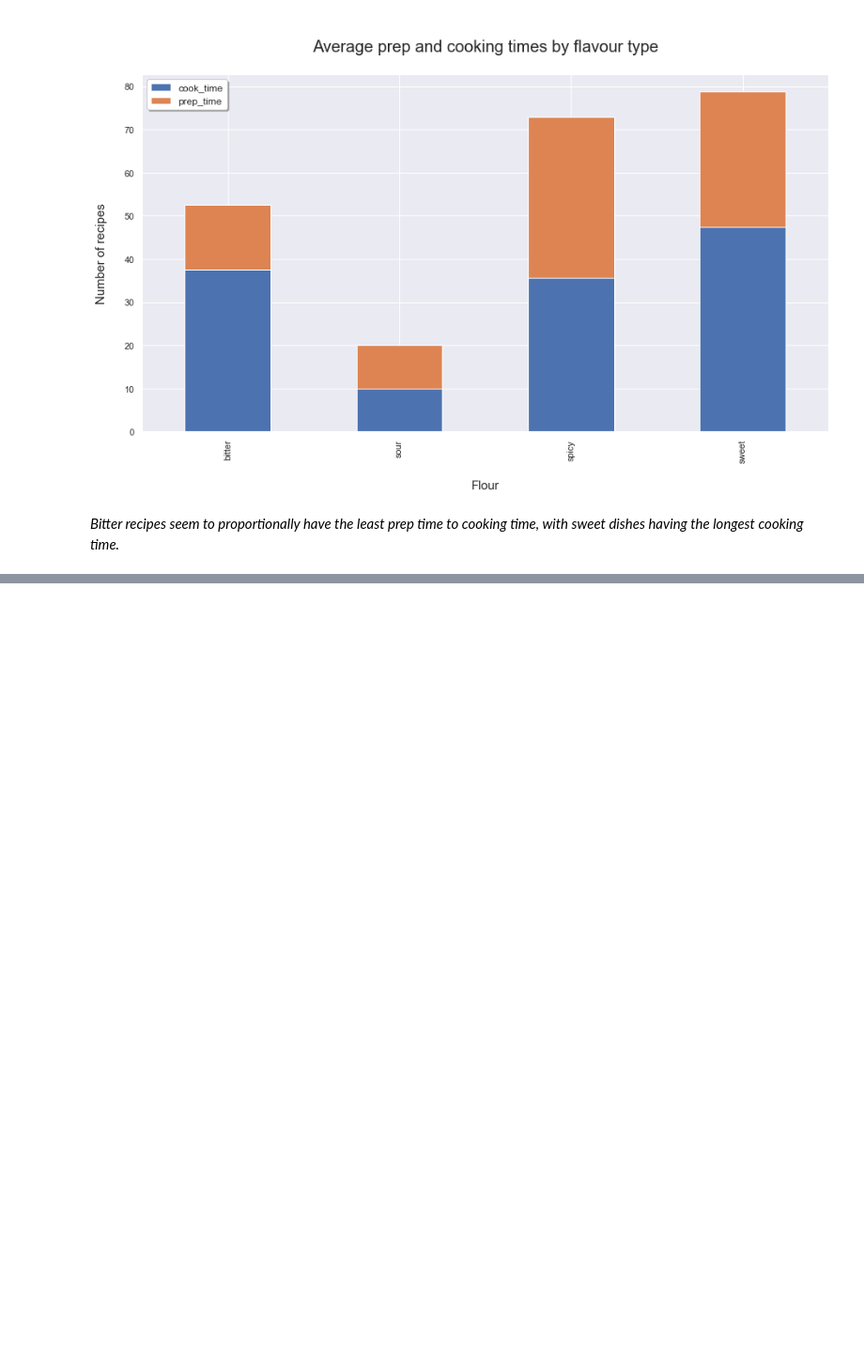
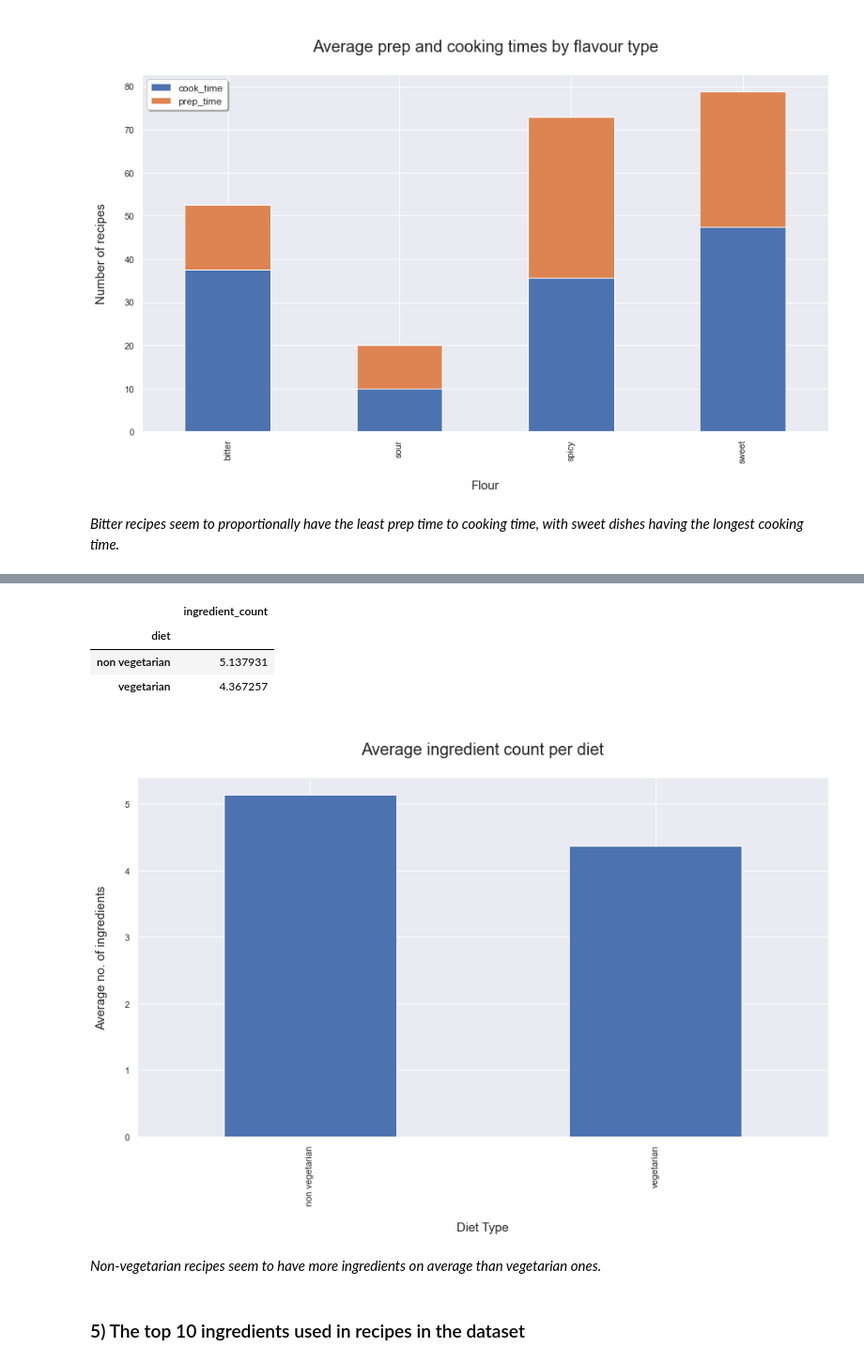
Before and after one commit to NickCunnington/Indian_food_project, a Jupyter notebook: indian_food.ipynb, the cells around one changed output, grey strips where cells are left out. Shown at 94% size. Drawn from its saved outputs; the diff is of its cells as text; code cells hidden in the pictures; blank space fills up the shorter version.

```diff
--- a/indian_food.ipynb
+++ b/indian_food.ipynb
@@ -377,0 +462,20 @@ plt.show()
+# %%
+diet_ingredient_count = food_count.pivot_table(values = 'ingredient_count', index = 'diet', aggfunc = np.mean)
+diet_ingredient_count
+# %% [output]
+|  | ingredient_count |
+| diet |  |
+| non vegetarian | 5.137931 |
+| vegetarian | 4.367257 |
+# %%
+diet_ingredient_count.plot(kind = 'bar', legend = False)
+plt.title('\nAverage ingredient count per diet\n', size = 20)
+plt.xlabel('\nDiet Type', fontsize = 15)
+plt.ylabel('Average no. of ingredients\n', size = 15)
+plt.show()
+# %% [output]
+[figure, added]
+# %% [markdown]
+*Non-vegetarian recipes seem to have more ingredients on average than vegetarian ones.*
+# %% [markdown]
+### 5) The top 10 ingredients used in recipes in the dataset
```
Also changed, not shown: parts of 27 cells of this notebook.
